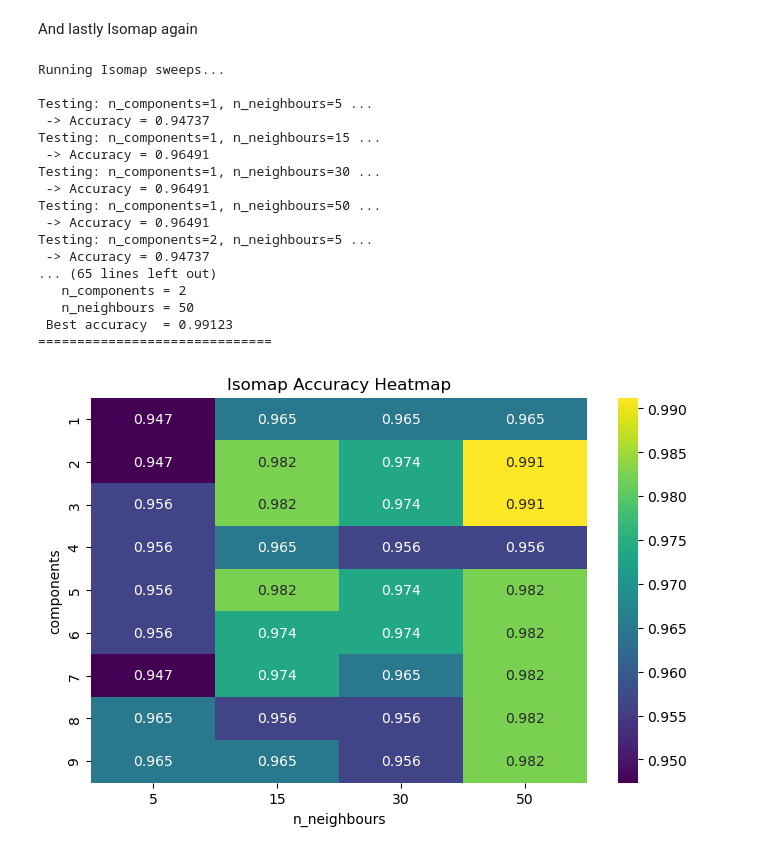
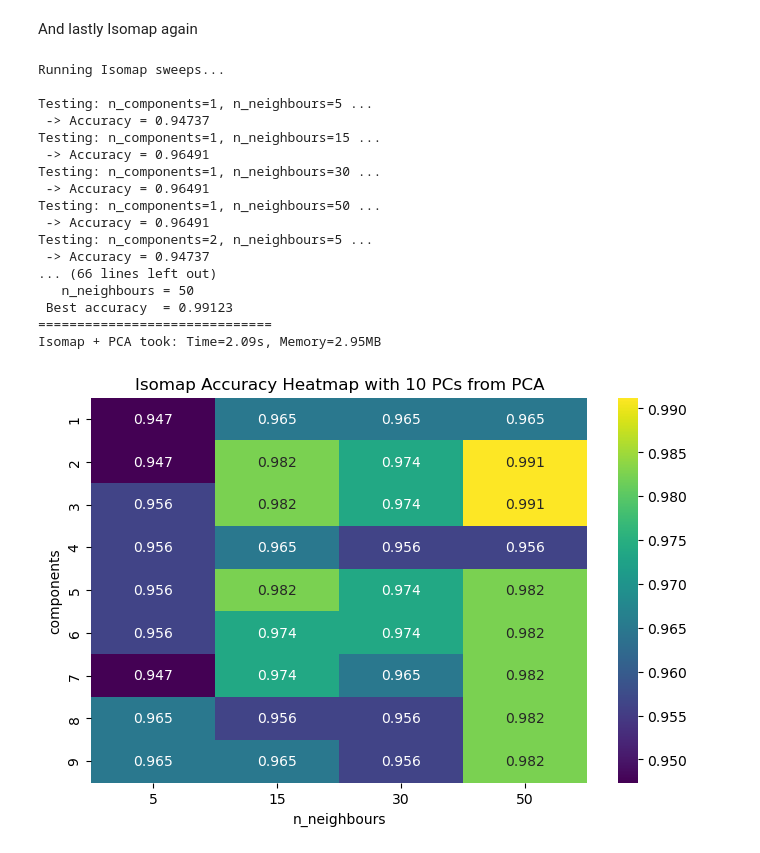
Before and after one commit to m6keller/syde-572-final-project, a Jupyter notebook: final_notebook.ipynb, the cells around one changed output. Cells and saved outputs as stored; diff of their text form; code cells hidden in the pictures.

Commit message:
Added checks for computational time and memory usage

```diff
--- a/final_notebook.ipynb
+++ b/final_notebook.ipynb
@@ -427,4 +430,10 @@ Running Isomap for different n_neighbors values...
 ## Training the classification model
 # %% [markdown]
 Using PCA components to train the model. Lets see how many PCs produce the best test accuracy
+# %%
+# Function to get current memory usage (in MB)
+def get_memory_usage():
+    process = psutil.Process(os.getpid())
+    mem = process.memory_info().rss / (1024 * 1024)  # convert bytes → MB
+    return mem
 # %%
@@ -952,6 +1019,9 @@ Testing: n_components=3, n_neighbours=50 ...
 # %% [markdown]
 And lastly Isomap again
 # %%
+start_time = time.time()
+start_mem = get_memory_usage()
+
 scaler = StandardScaler()
 X_scaled = scaler.fit_transform(X)
 
@@ -1005,34 +1075,41 @@ print("\n==============================")
 print(f" Best Isomap parameters:")
 print(f"   n_components = {best_params[0]}")
 print(f"   n_neighbours = {best_params[1]}")
 print(f" Best accuracy  = {best_acc:.5f}")
 print("==============================")
 
+end_time = time.time()
+end_mem = get_memory_usage()
+
+elapsed = end_time - start_time
+mem_used = end_mem - start_mem
+
+print(f"Isomap + PCA took: Time={elapsed:.2f}s, Memory={mem_used:.2f}MB")
 
 df = pd.DataFrame(accuracies, columns=["components", "n_neighbours", "accuracy"])
 
 pivot = df.pivot(index="components", columns="n_neighbours", values="accuracy")
 
 plt.figure(figsize=(8, 5))
 sns.heatmap(pivot, annot=True, fmt=".3f", cmap="viridis")
-plt.title("Isomap Accuracy Heatmap")
+plt.title("Isomap Accuracy Heatmap with 10 PCs from PCA")
 plt.show()
 # %% [output]
 Running Isomap sweeps...
 
 Testing: n_components=1, n_neighbours=5 ...
  -> Accuracy = 0.94737
 Testing: n_components=1, n_neighbours=15 ...
  -> Accuracy = 0.96491
 Testing: n_components=1, n_neighbours=30 ...
  -> Accuracy = 0.96491
 Testing: n_components=1, n_neighbours=50 ...
  -> Accuracy = 0.96491
 Testing: n_components=2, n_neighbours=5 ...
  -> Accuracy = 0.94737
-... (65 lines left out)
-   n_components = 2
+... (66 lines left out)
    n_neighbours = 50
  Best accuracy  = 0.99123
 ==============================
+Isomap + PCA took: Time=2.09s, Memory=2.95MB
-[figure, old version]
+[figure, new version]
```
Also changed, not shown: parts of 8 cells of this notebook.
